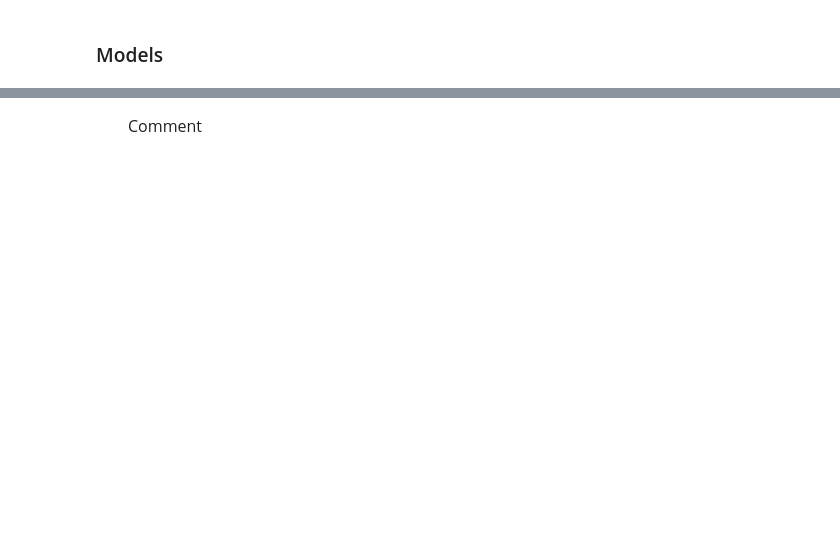
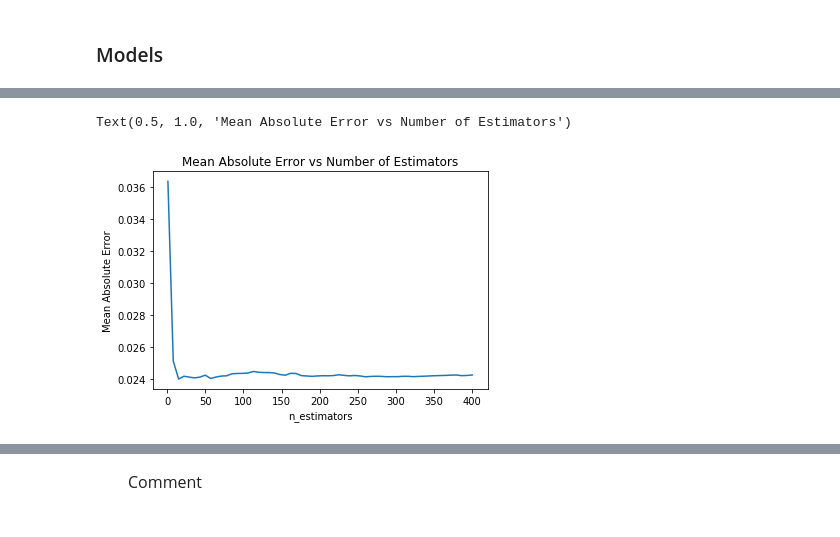
Before and after one commit to MatheusGSantos/AI, a Jupyter notebook: Projeto 1/Prova 2.ipynb, the cells around one changed output, grey strips where cells are left out. Drawn from its saved outputs; the diff is of its cells as text; code cells hidden in the pictures; blank space fills up the shorter version.

```diff
--- a/Projeto 1/Prova 2.ipynb
+++ b/Projeto 1/Prova 2.ipynb
@@ -253,0 +462,22 @@ metrics.mean_squared_error(lr_pred,test_Y)
+# %%
+results = []
+progress = 0.0
+for n in range(1,401,7):
+    rf_reg = ensemble.RandomForestRegressor(n_estimators=n, random_state=382).fit(train_X,train_Y)
+    rf_pred = rf_reg.predict(test_X)
+    # Mean Absolute Error
+    abs_error = metrics.mean_absolute_error(rf_pred,test_Y)
+    # Mean Squared Error
+    sqrt_error = metrics.mean_squared_error(rf_pred,test_Y)
+    results.append([abs_error, sqrt_error])
+    progress += 1.0/58.0
+    print(f'{progress*100}%', end='\r')
+# %%
+r_abs = np.array([[n[0]] for n in results])
+plt.plot([[n] for n in range(1,401,7)],r_abs)
+plt.xlabel("n_estimators")
+plt.ylabel("Mean Absolute Error")
+plt.title("Mean Absolute Error vs Number of Estimators")
+# %% [output]
+Text(0.5, 1.0, 'Mean Absolute Error vs Number of Estimators')
+[figure, added]
```
Also changed, not shown: parts of 72 cells of this notebook, 1 other file.
